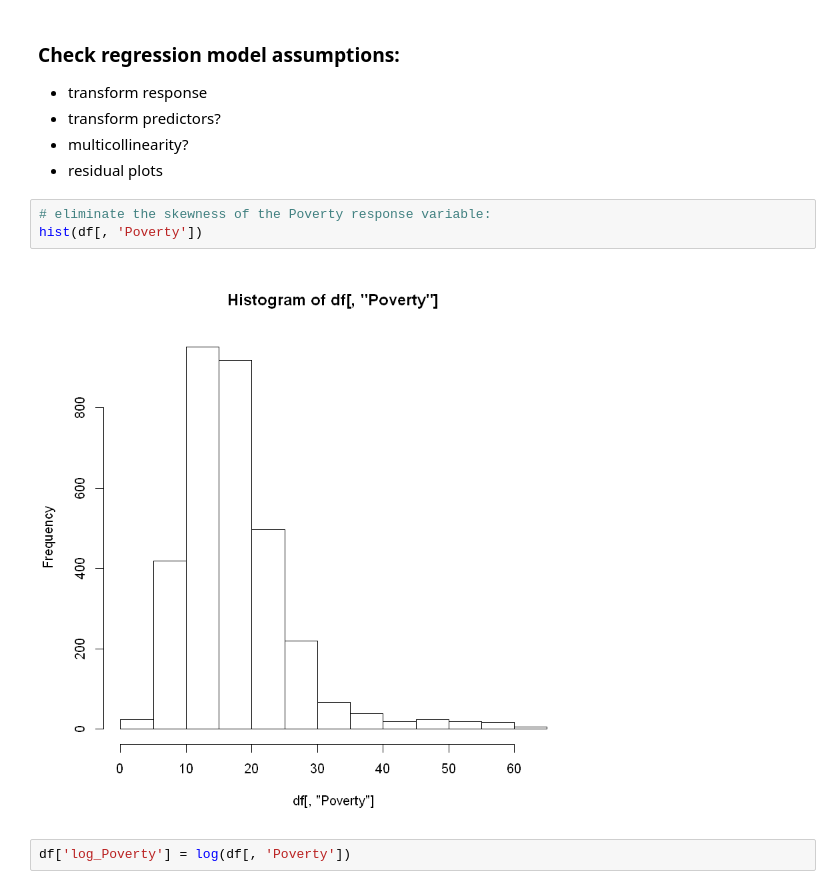
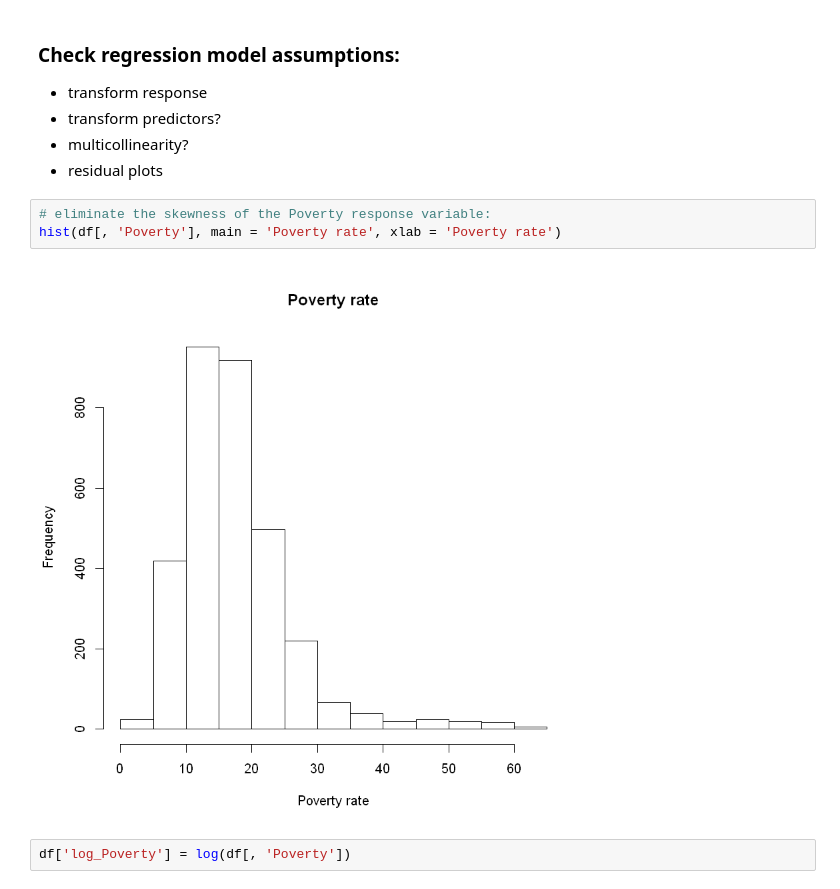
Before and after one commit to ericnewnam/ericnewnam.github.io, a Jupyter notebook: factor-analysis-census.ipynb, the cells around one changed output. Drawn from its saved outputs; the diff is of its cells as text.

```diff
--- a/factor-analysis-census.ipynb
+++ b/factor-analysis-census.ipynb
@@ -285,9 +293,9 @@ The response variable Poverty rate had to be log transformed, as it was right-sk
 - residual plots
 # %%
 # eliminate the skewness of the Poverty response variable:
-hist(df[, 'Poverty'])
+hist(df[, 'Poverty'], main = 'Poverty rate', xlab = 'Poverty rate')
 # %% [output]
-[figure, old version]
+[figure, new version]
 # %%
 df['log_Poverty'] = log(df[, 'Poverty'])
 # %% [markdown]
```
Also changed, not shown: parts of 8 cells of this notebook, 4 other files.
